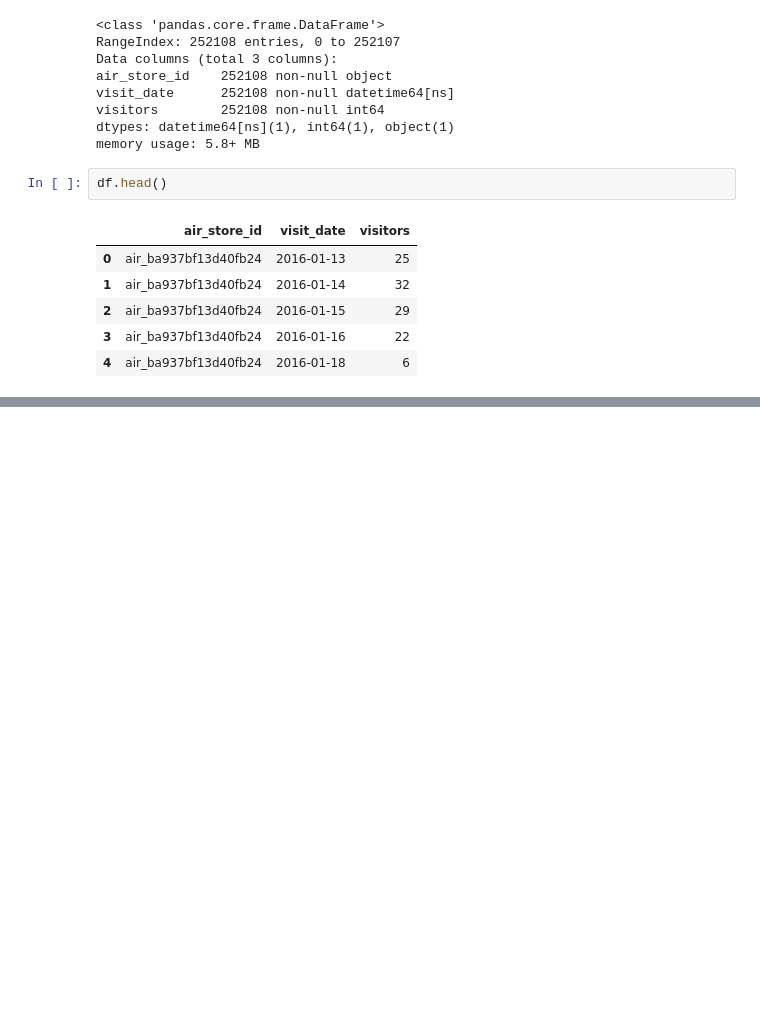
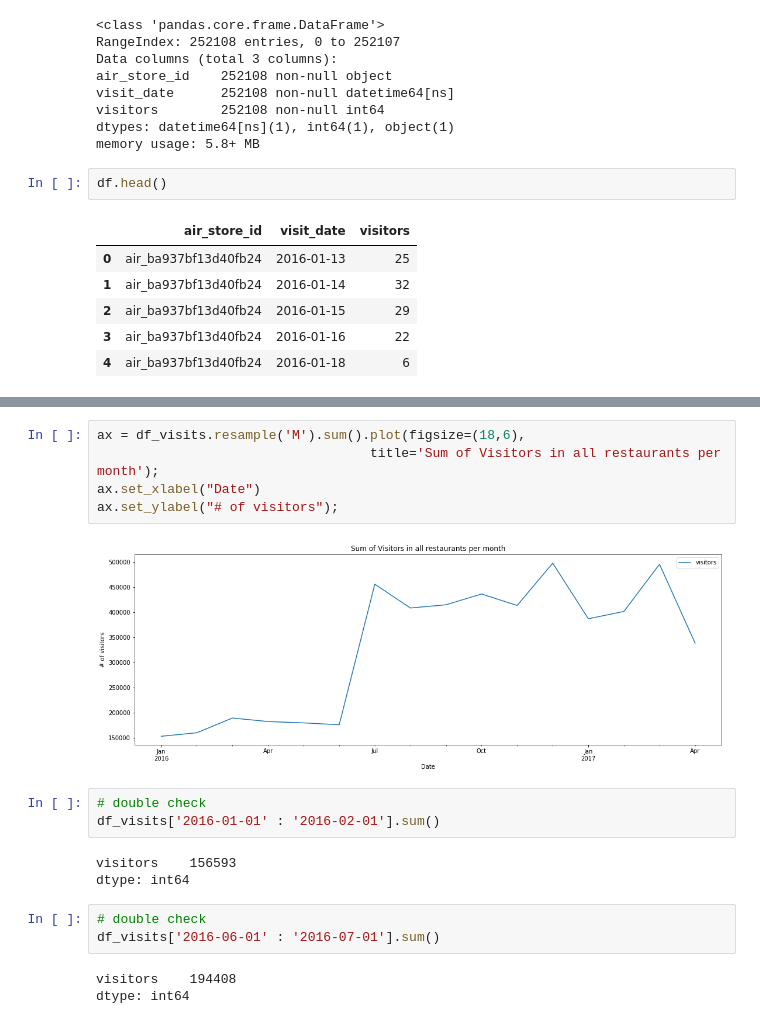
Before and after one commit to galiii/Recruit-Restaurant-Visitor-Forecasting, a Jupyter notebook: data-exploration/air_visit_data-exploration.ipynb, the cells around one changed output, grey strips where cells are left out. Drawn from its saved outputs; the diff is of its cells as text; blank space fills up the shorter version.

```diff
--- a/data-exploration/air_visit_data-exploration.ipynb
+++ b/data-exploration/air_visit_data-exploration.ipynb
@@ -32,0 +106,19 @@ df.head()
+# %%
+ax = df_visits.resample('M').sum().plot(figsize=(18,6),
+                                   title='Sum of Visitors in all restaurants per month');
+ax.set_xlabel("Date")
+ax.set_ylabel("# of visitors");
+# %% [output]
+[figure, added]
+# %%
+# double check
+df_visits['2016-01-01' : '2016-02-01'].sum()
+# %% [output]
+visitors    156593
+dtype: int64
+# %%
+# double check
+df_visits['2016-06-01' : '2016-07-01'].sum()
+# %% [output]
+visitors    194408
+dtype: int64
```
Also changed, not shown: parts of 12 cells of this notebook, 2 other files.
